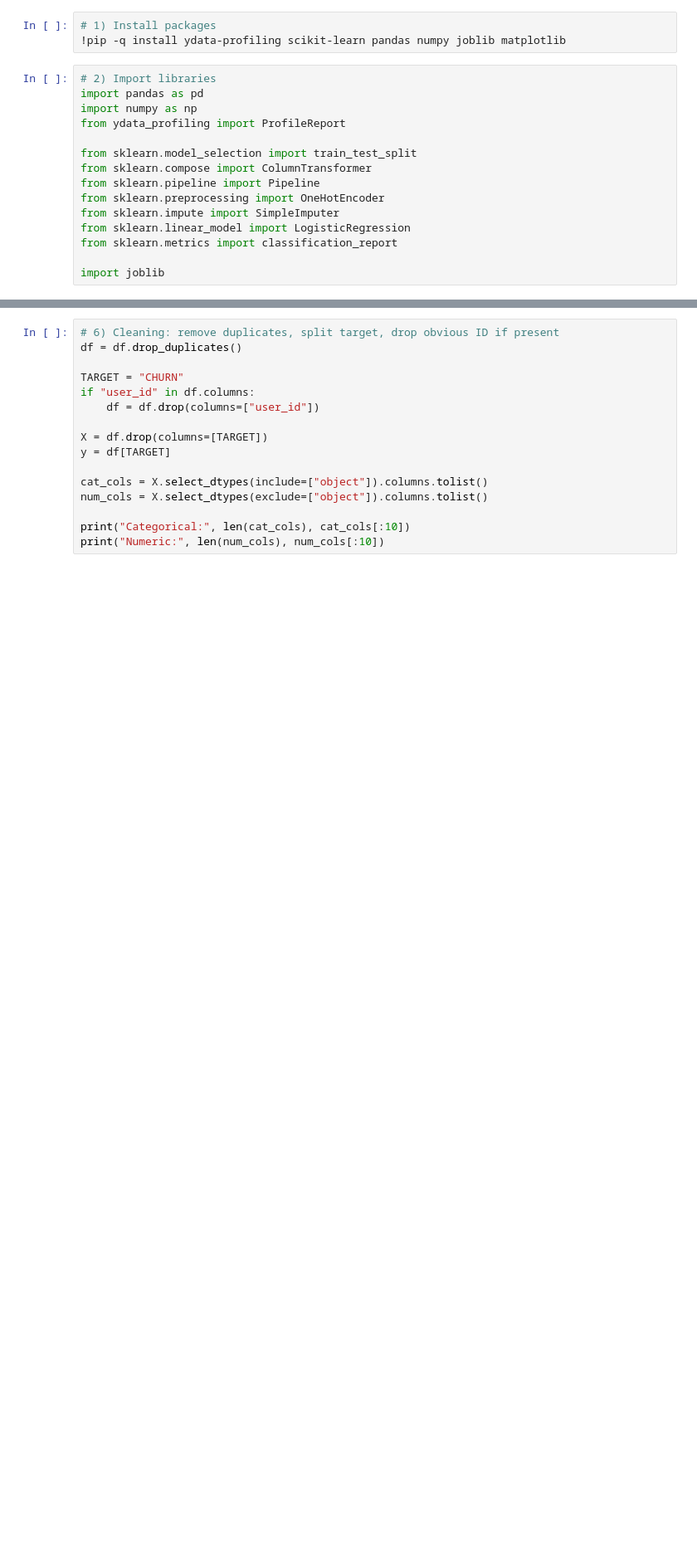
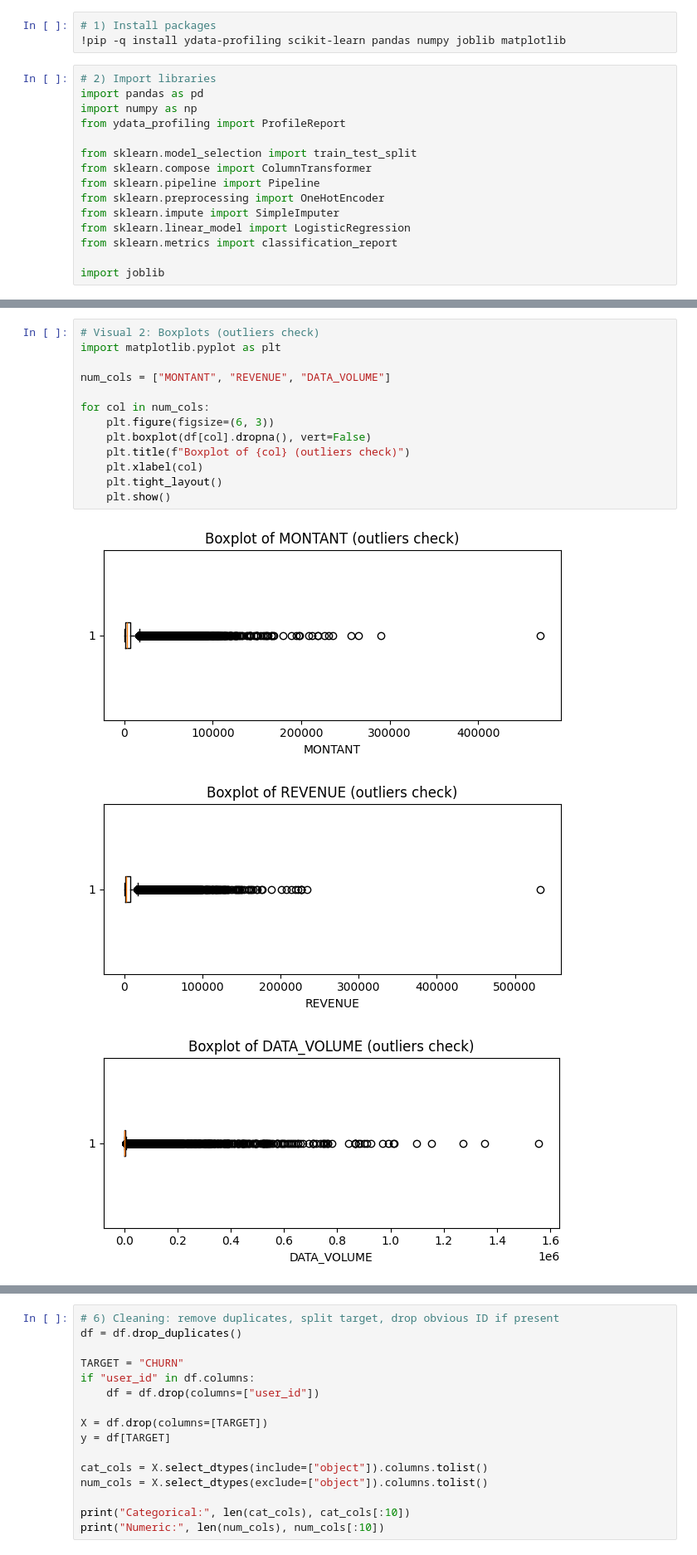
Before and after one commit to imenebna/expresso_streamlit_checkpoint, a Jupyter notebook: Expresso_Colab_Training.ipynb, the cells around one changed output, grey strips where cells are left out. Shown at 83% size. Saved outputs shown, nothing was run; the diff lists cells and outputs as text; blank space fills up the shorter version.

```diff
--- a/Expresso_Colab_Training.ipynb
+++ b/Expresso_Colab_Training.ipynb
@@ -82,0 +117,17 @@ memory usage: 152.0+ MB
+# %%
+# Visual 2: Boxplots (outliers check)
+import matplotlib.pyplot as plt
+
+num_cols = ["MONTANT", "REVENUE", "DATA_VOLUME"]
+
+for col in num_cols:
+    plt.figure(figsize=(6, 3))
+    plt.boxplot(df[col].dropna(), vert=False)
+    plt.title(f"Boxplot of {col} (outliers check)")
+    plt.xlabel(col)
+    plt.tight_layout()
+    plt.show()
+# %% [output]
+[figure, added]
+[figure, added]
+[figure, added]
```
Also changed, not shown: parts of 15 cells of this notebook, 3 other files.
